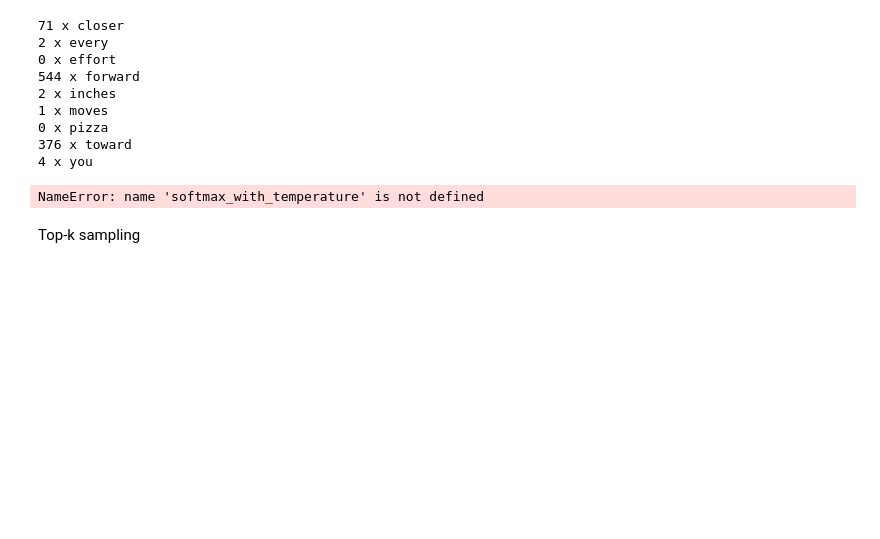
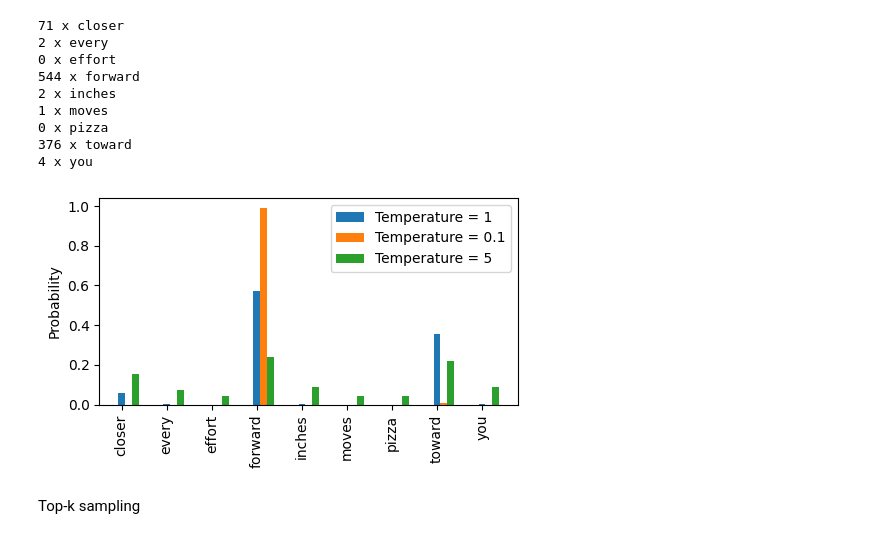
Before and after one commit to vadimssuharevs/Build_a_LLM_from_Scratch, a Jupyter notebook: build_a_LLM/Implementing a GPT model from scratch to generate text.ipynb, the cells around one changed output. Saved outputs shown, nothing was run; the diff lists cells and outputs as text; code cells hidden in the pictures; blank space fills up the shorter version.

```diff
--- a/build_a_LLM/Implementing a GPT model from scratch to generate text.ipynb
+++ b/build_a_LLM/Implementing a GPT model from scratch to generate text.ipynb
@@ -1150,26 +1150,41 @@ print_sampled_tokens(probas)
 376 x toward
 4 x you
 # %%
+# Define the softmax_with_temperature function
+def softmax_with_temperature(logits, temperature):
+    """
+    Applies softmax to logits with temperature scaling.
+
+    Parameters:
+    - logits: Tensor of logits.
+    - temperature: Temperature value for scaling.
+
+    Returns:
+    - Scaled probabilities after applying softmax.
+    """
+    scaled_logits = logits / temperature
+    return torch.softmax(scaled_logits, dim=0)
+
 temperatures = [1, 0.1, 5]
 scaled_probas = [softmax_with_temperature(next_token_logits, T)
                  for T in temperatures]
 
 x = torch.arange(len(vocab))
 bar_width = 0.15
 fig, ax = plt.subplots(figsize=(5, 3))
 
 for i, T in enumerate(temperatures):
     rects = ax.bar(x + i * bar_width, scaled_probas[i],
                    bar_width, label=f'Temperature = {T}')
 
 ax.set_ylabel('Probability')
 ax.set_xticks(x)
 ax.set_xticklabels(vocab.keys(), rotation=90)
 ax.legend()
 plt.tight_layout()
 plt.show()
 # %% [output]
-NameError: name 'softmax_with_temperature' is not defined
+[figure, added]
 # %% [markdown]
 Top-k sampling
 # %%
```
Also changed, not shown: parts of 32 cells of this notebook, 1 other file.
